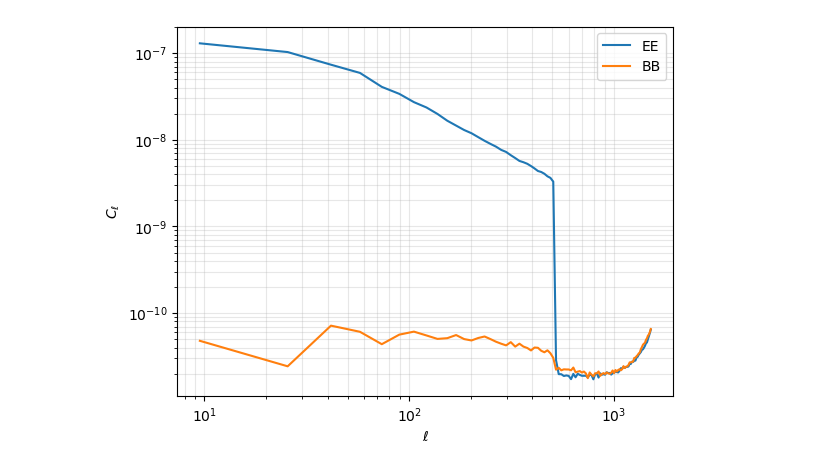
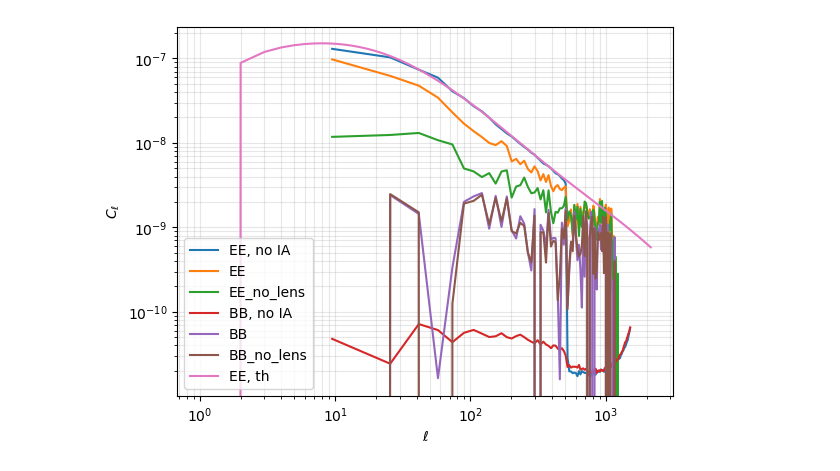
Before and after one commit to Jonas-Frugte/galaxy_b_modes, a Jupyter notebook: notebooks/plot_cls.ipynb, the cells around one changed output. Cells and saved outputs as stored; diff of their text form; code cells hidden in the pictures.

```diff
--- a/notebooks/plot_cls.ipynb
+++ b/notebooks/plot_cls.ipynb
@@ -8,24 +9,60 @@ from b_modes_modules.calc_cls import calc_cl
 # %%
-tracer = Tracer(bin_num=tuple(range(6)), lens_order=2, IA="off")
+# define survey specs
 
-clspec = ClSpec(
+tracer_no_IA = Tracer(bin_num=tuple(range(6)), lens_order=2, IA="off")
+
+cls_spec_no_IA = ClSpec(
+    nside=512,
+    tracer_1=tracer_no_IA,
+    tracer_2=tracer_no_IA,
+    nlb=16
+)
+
+tracer = Tracer(bin_num=tuple(range(6)), lens_order=2, IA="real")
+
+cls_spec = ClSpec(
     nside=512,
     tracer_1=tracer,
     tracer_2=tracer,
     nlb=16
 )
 
-export_data = calc_cl(clspec)
+tracer_no_lens = Tracer(bin_num=tuple(range(6)), lens_order=0, IA="real")
+
+cls_spec_no_lens = ClSpec(
+    nside=512,
+    tracer_1=tracer_no_lens,
+    tracer_2=tracer_no_lens,
+    nlb=16
+)
+# %%
+# calc cl
+
+export_data_no_IA = calc_cl(cls_spec_no_IA)
+export_data = calc_cl(cls_spec)
+export_data_no_lens = calc_cl(cls_spec_no_lens)
+# %%
+# calc theory cl
+
+ls_th, ee_th = get_kappa_power(cls_spec_no_IA)
 # %%
+ee_no_IA, eb_no_IA, be_no_IA, bb_no_IA, ells_no_IA = export_data_no_IA
 ee, eb, be, bb, ells = export_data
+ee_no_lens, eb_no_lens, be_no_lens, bb_no_lens, ells_no_lens = export_data_no_lens
 
+plt.loglog(ells_no_IA, ee_no_IA, label="EE, no IA")
 plt.loglog(ells, ee, label="EE")
+plt.loglog(ells_no_lens, ee_no_lens, label="EE_no_lens")
+plt.loglog(ells_no_IA, bb_no_IA, label="BB, no IA")
 plt.loglog(ells, bb, label="BB")
-#plt.loglog(ells, np.abs(eb), ls=":", label="|EB|")
+plt.loglog(ells_no_lens, bb_no_lens, label="BB_no_lens")
+
+plt.loglog(ls_th, ee_th, label="EE, th")
+
 plt.xlabel(r"$\ell$")
 plt.ylabel(r"$C_\ell$")
 plt.legend()
 plt.grid(alpha=0.3, which="both")
 plt.show()
 # %% [output]
-[figure, old version]
+[figure, new version]
```
Also changed, not shown: parts of 2 cells of this notebook, 12 other files.
